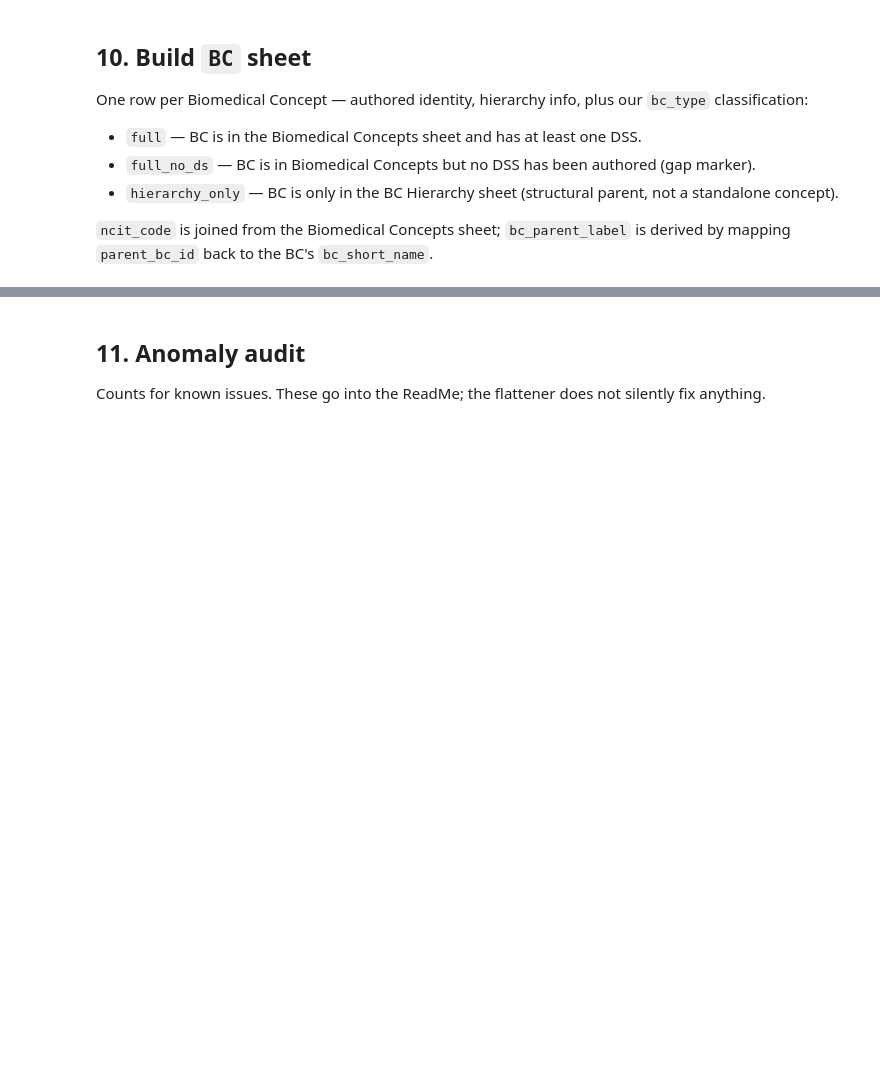
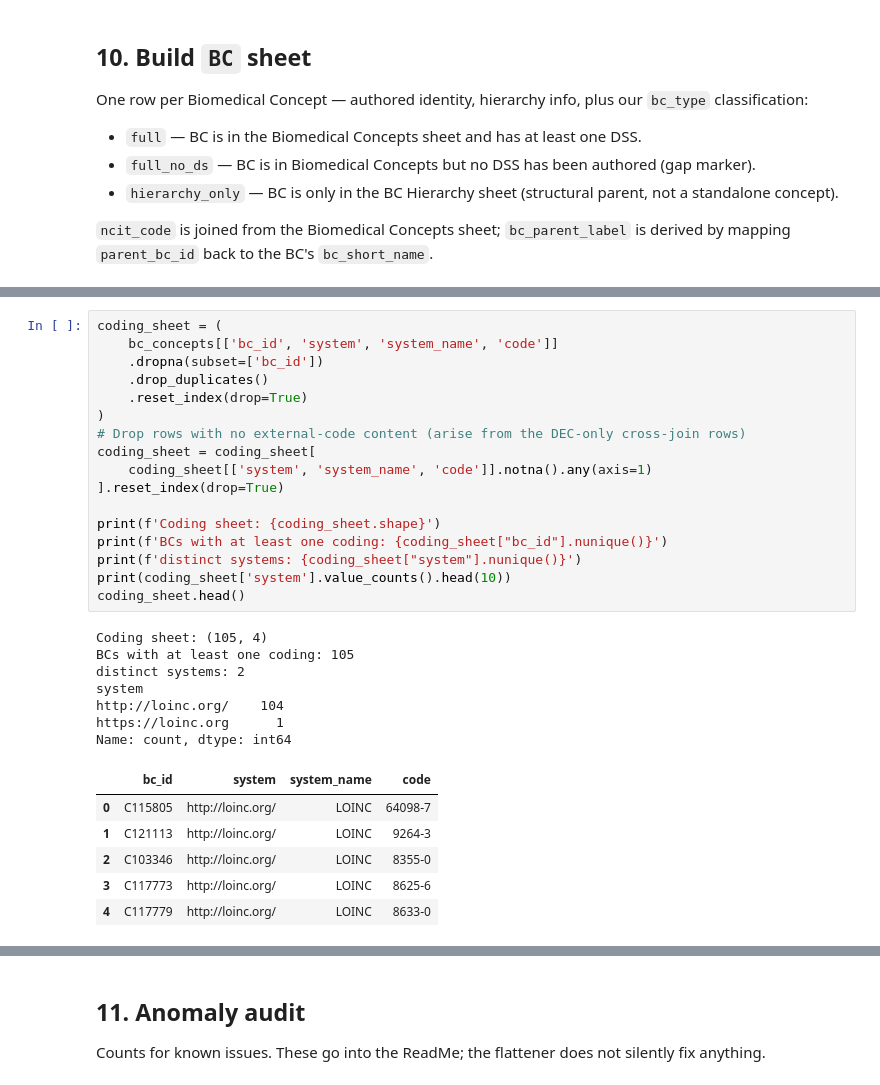
Before and after one commit to kerfors/cdisc-for-ai, a Jupyter notebook: cosmos-graph/notebooks/10_flatten_schema_driven.ipynb, the cells around one changed output, grey strips where cells are left out. Saved outputs shown, nothing was run; the diff lists cells and outputs as text; blank space fills up the shorter version.

Commit message:
cosmos-graph: BC-side completion (Coding, DECs, Categories, BC_Categories, BC_Parents) + docs

```diff
--- a/cosmos-graph/notebooks/10_flatten_schema_driven.ipynb
+++ b/cosmos-graph/notebooks/10_flatten_schema_driven.ipynb
@@ -251,0 +335,31 @@ bc_sheet.head()
+# %%
+coding_sheet = (
+    bc_concepts[['bc_id', 'system', 'system_name', 'code']]
+    .dropna(subset=['bc_id'])
+    .drop_duplicates()
+    .reset_index(drop=True)
+)
+# Drop rows with no external-code content (arise from the DEC-only cross-join rows)
+coding_sheet = coding_sheet[
+    coding_sheet[['system', 'system_name', 'code']].notna().any(axis=1)
+].reset_index(drop=True)
+
+print(f'Coding sheet: {coding_sheet.shape}')
+print(f'BCs with at least one coding: {coding_sheet["bc_id"].nunique()}')
+print(f'distinct systems: {coding_sheet["system"].nunique()}')
+print(coding_sheet['system'].value_counts().head(10))
+coding_sheet.head()
+# %% [output]
+Coding sheet: (105, 4)
+BCs with at least one coding: 105
+distinct systems: 2
+system
+http://loinc.org/    104
+https://loinc.org      1
+Name: count, dtype: int64
+|  | bc_id | system | system_name | code |
+| 0 | C115805 | http://loinc.org/ | LOINC | 64098-7 |
+| 1 | C121113 | http://loinc.org/ | LOINC | 9264-3 |
+| 2 | C103346 | http://loinc.org/ | LOINC | 8355-0 |
+| 3 | C117773 | http://loinc.org/ | LOINC | 8625-6 |
+| 4 | C117779 | http://loinc.org/ | LOINC | 8633-0 |
```
Also changed, not shown: parts of 24 cells of this notebook, 5 other files.
